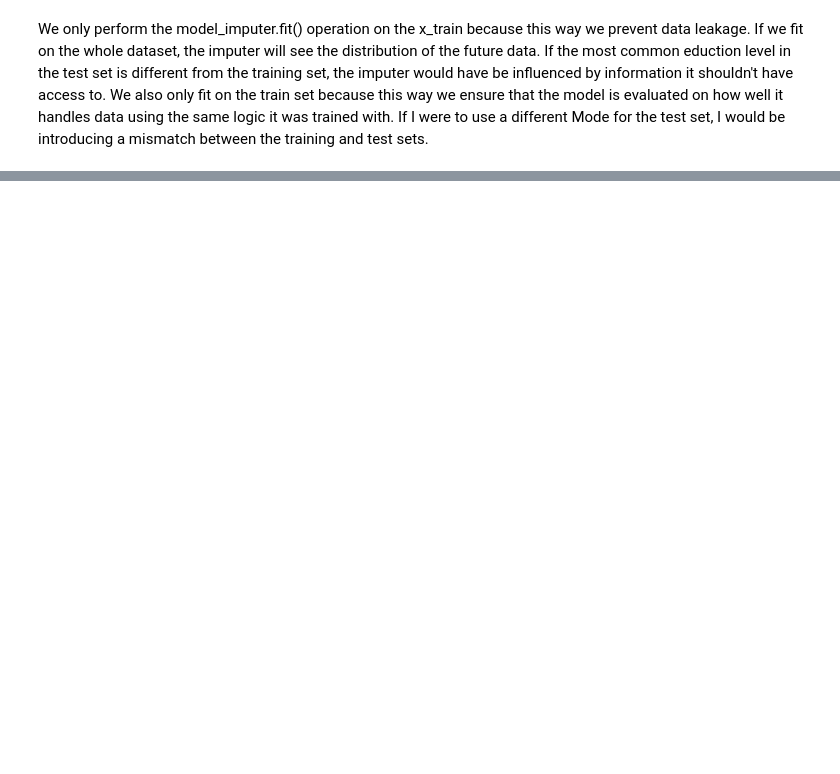
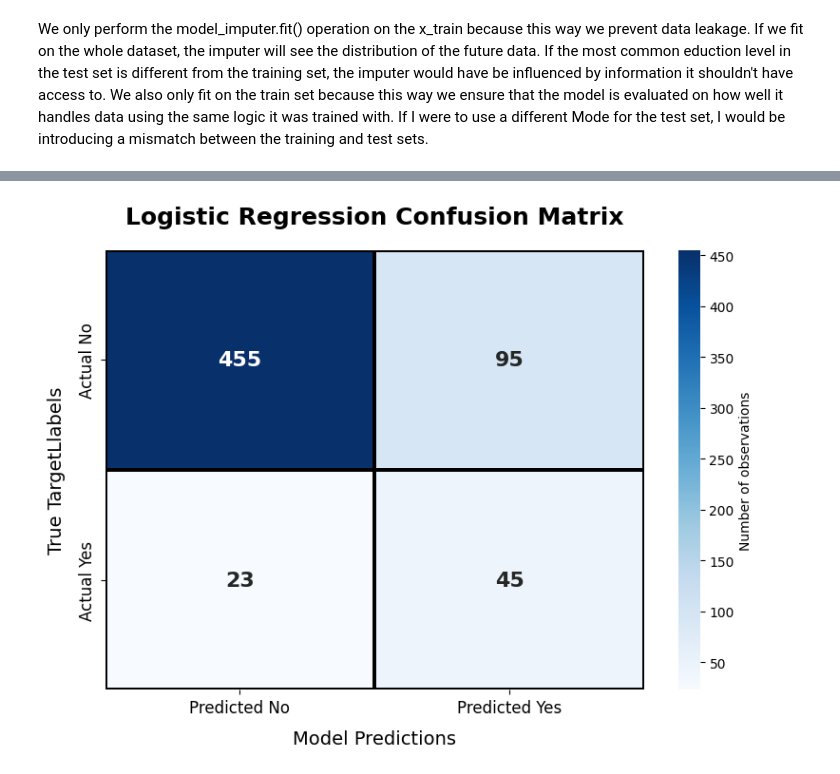
Before and after one commit to Fmendez18/ML-fundamentals-2026, a Jupyter notebook: assignment_1_Federico_Mendez.ipynb, the cells around one changed output, grey strips where cells are left out. Saved outputs shown, nothing was run; the diff lists cells and outputs as text; code cells hidden in the pictures; blank space fills up the shorter version.

Commit message:
Finished modelling

```diff
--- a/assignment_1_Federico_Mendez.ipynb
+++ b/assignment_1_Federico_Mendez.ipynb
@@ -300,0 +435,4 @@ We only perform the model_imputer.fit() operation on the x_train because this wa
+# %%
+x_train_fs = x_train_fs.drop(columns = ["duration"])
+x_val_fs = x_val_fs.drop(columns = ["duration"])
+x_test_fs = x_test_fs.drop(columns = ["duration"])
@@ -300,0 +461,7 @@ We only perform the model_imputer.fit() operation on the x_train because this wa
+# %%
+smote = SMOTE(random_state=42)
+
+x_train_res, y_train_res = smote.fit_resample(x_train_fs, y_train)
+
+print(f"Original training shape: {x_train_fs.shape}")
+print(f"Resampled training shape: {x_train_res.shape}")
@@ -300,0 +483,16 @@ We only perform the model_imputer.fit() operation on the x_train because this wa
+# %%
+log_reg = LogisticRegression(max_iter=1000, random_state=42)
+
+log_reg.fit(x_train_res, y_train_res)
+
+y_val_pred = log_reg.predict(x_val_fs)
+
+acc = accuracy_score(y_val,y_val_pred)
+prec = precision_score(y_val,y_val_pred)
+rec = recall_score(y_val,y_val_pred)
+
+print("Validation metrics")
+print()
+print(f"Accuracy: {acc}")
+print(f"Precision: {prec}")
+print(f"Recall: {rec}")
@@ -300,0 +514,20 @@ We only perform the model_imputer.fit() operation on the x_train because this wa
+# %%
+conf_mat = confusion_matrix(y_val,y_val_pred)
+
+plt.figure(figsize=(8, 6))
+
+ax = sns.heatmap(conf_mat, annot=True, fmt="d", cmap="Blues",
+                 linewidths=1.5, linecolor="black", annot_kws={"size": 16, "weight": "bold"},
+                 cbar_kws={"label": "Number of observations"})
+
+ax.set_xticklabels(["Predicted No", "Predicted Yes"], fontsize = 12)
+ax.set_yticklabels(["Actual No", "Actual Yes"], fontsize = 12)
+
+plt.title("Logistic Regression Confusion Matrix", fontsize = 18, fontweight="bold", pad=20)
+plt.xlabel("Model Predictions", fontsize = 14, labelpad=10)
+plt.ylabel("True TargetLlabels", fontsize = 14, labelpad=10)
+
+plt.tight_layout()
+plt.show()
+# %% [output]
+[figure, added]
```
Also changed, not shown: parts of 36 cells of this notebook.
